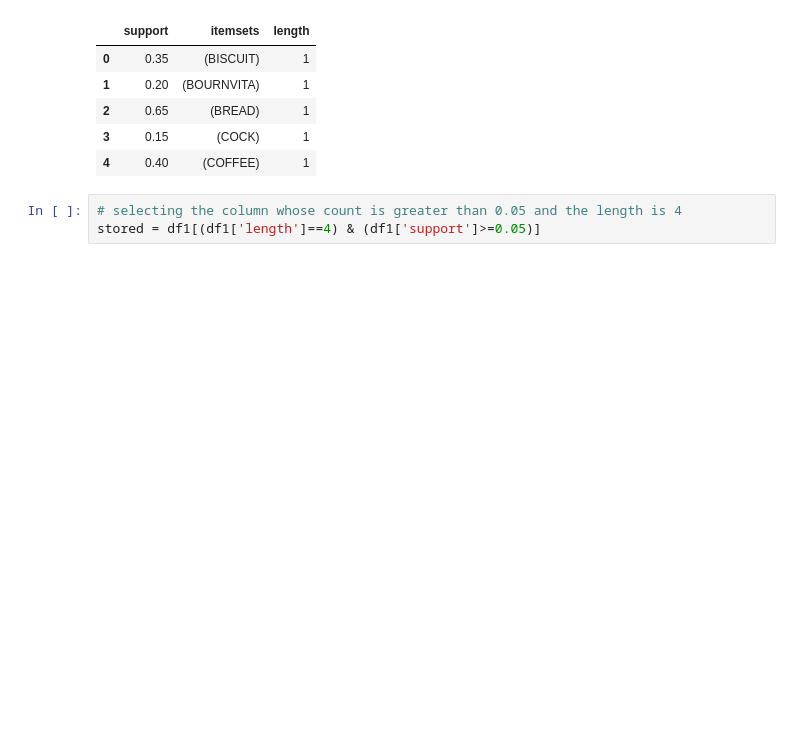
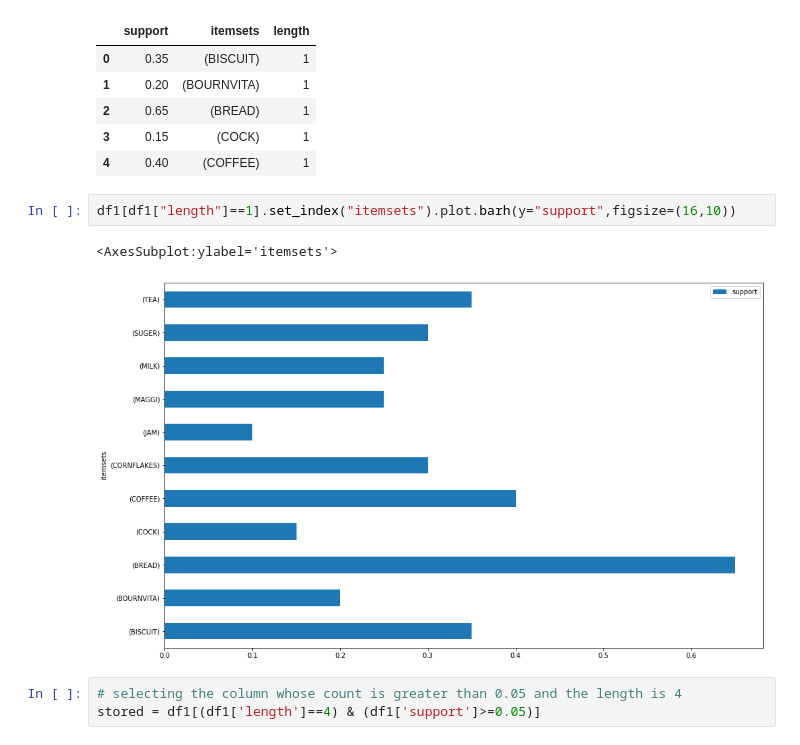
Before and after one commit to rishabh5197/Data-Mining, a Jupyter notebook: Assignment-2/apriori-association-rule.ipynb, the cells around one changed output. Cells and saved outputs as stored; diff of their text form; blank space fills up the shorter version.

```diff
--- a/Assignment-2/apriori-association-rule.ipynb
+++ b/Assignment-2/apriori-association-rule.ipynb
@@ -66,6 +78,11 @@ df1.head()
 | 2 | 0.65 | (BREAD) | 1 |
 | 3 | 0.15 | (COCK) | 1 |
 | 4 | 0.40 | (COFFEE) | 1 |
+# %%
+df1[df1["length"]==1].set_index("itemsets").plot.barh(y="support",figsize=(16,10))
+# %% [output]
+<AxesSubplot:ylabel='itemsets'>
+[figure, added]
 # %%
 # selecting the column whose count is greater than 0.05 and the length is 4
 stored = df1[(df1['length']==4) & (df1['support']>=0.05)]
```
Also changed, not shown: parts of 7 cells of this notebook, 10 other files.
